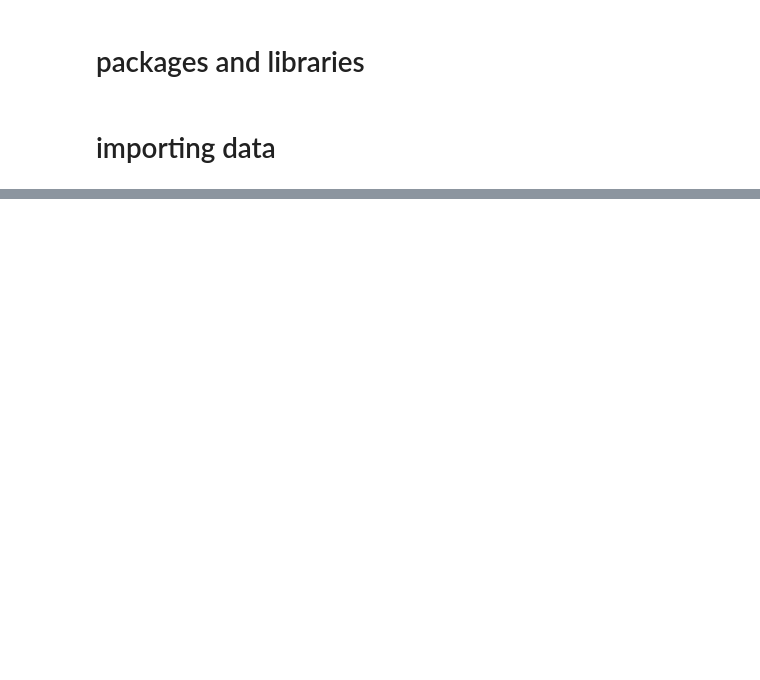
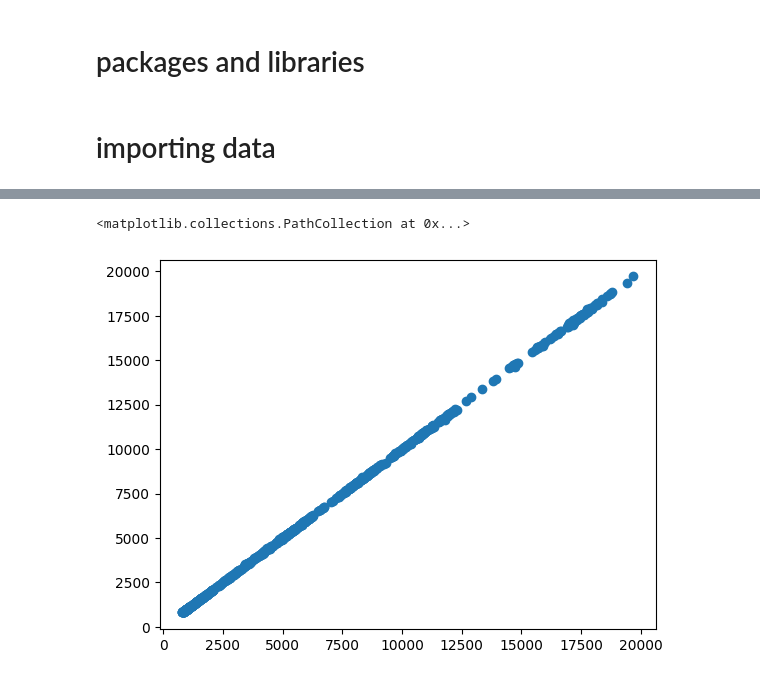
Before and after one commit to ansh2903/Market-Forecasting, a Jupyter notebook: minor project/minor project.ipynb, the cells around one changed output, grey strips where cells are left out. Saved outputs shown, nothing was run; the diff lists cells and outputs as text; code cells hidden in the pictures; blank space fills up the shorter version.

```diff
--- a/minor project/minor project.ipynb
+++ b/minor project/minor project.ipynb
@@ -81,0 +158,5 @@ X_train, X_test, y_train, y_test = train_test_split(X, y, test_size = 0.2, rando
+# %%
+plt.scatter(Linear_Regression_prediction, y_test)
+# %% [output]
+<matplotlib.collections.PathCollection at 0x...>
+[figure, added]
```
Also changed, not shown: parts of 58 cells of this notebook.
